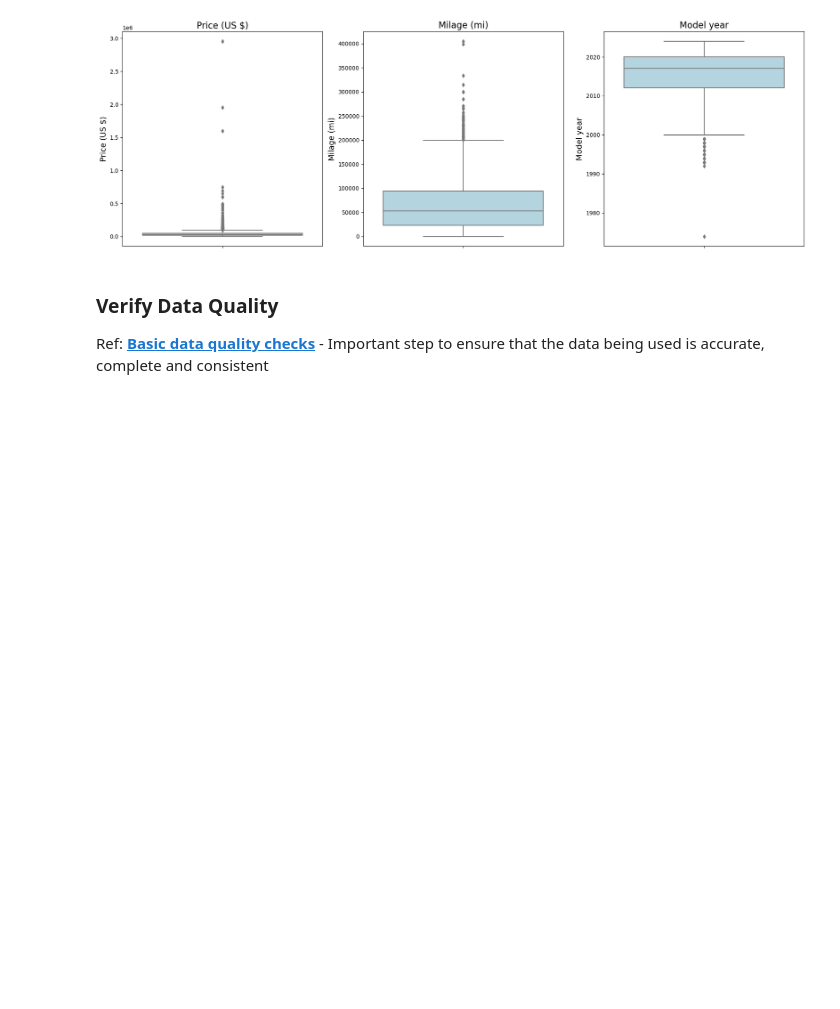
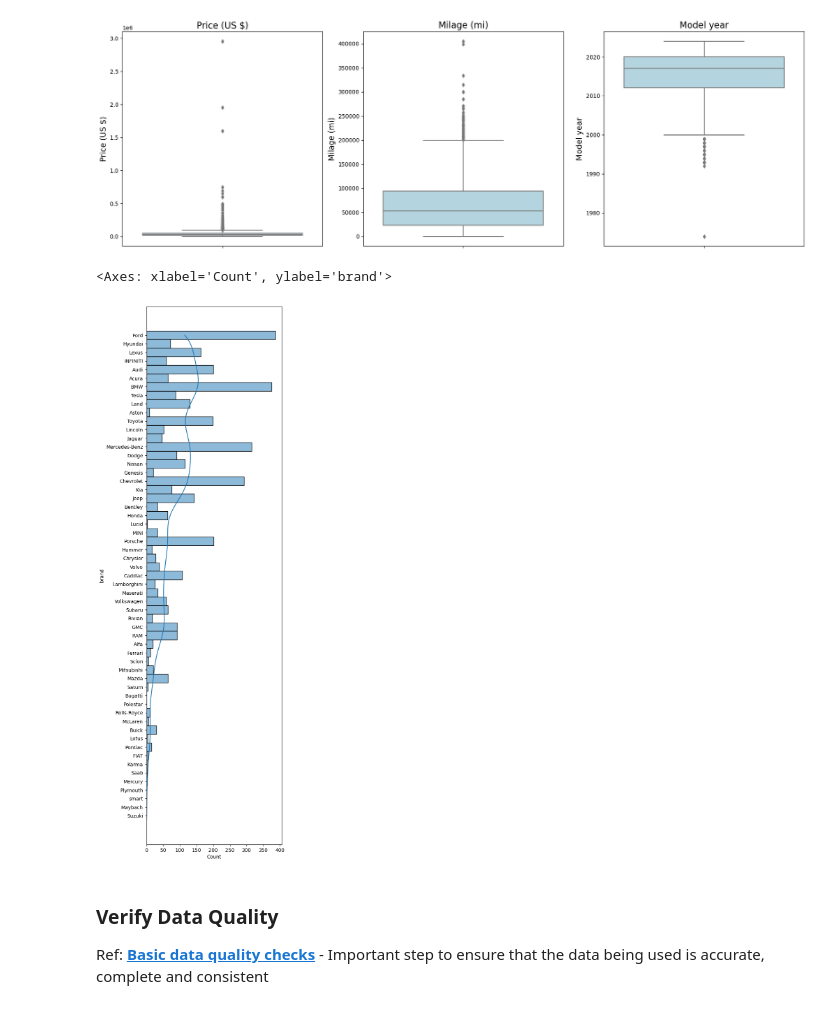
Before and after one commit to thegoodscientist/usedCarPrediction, a Jupyter notebook: usedCarPricePrediction.ipynb, the cells around one changed output. Saved outputs shown, nothing was run; the diff lists cells and outputs as text; code cells hidden in the pictures; blank space fills up the shorter version.

```diff
--- a/usedCarPricePrediction.ipynb
+++ b/usedCarPricePrediction.ipynb
@@ -167,6 +166,12 @@ plt.tight_layout()
 plt.show()
 # %% [output]
 [figure]
+# %%
+plt.figure(figsize=(5,20))
+sns.histplot(y="brand", data=vehicle_data, kde=True)
+# %% [output]
+<Axes: xlabel='Count', ylabel='brand'>
+[figure, added]
 # %% [markdown]
 ### Verify Data Quality
 Ref: __[Basic data quality checks](https://blog.devgenius.io/5-essential-data-quality-checks-you-can-perform-with-python-18fc87655950)__
```
Also changed, not shown: parts of 16 cells of this notebook.
